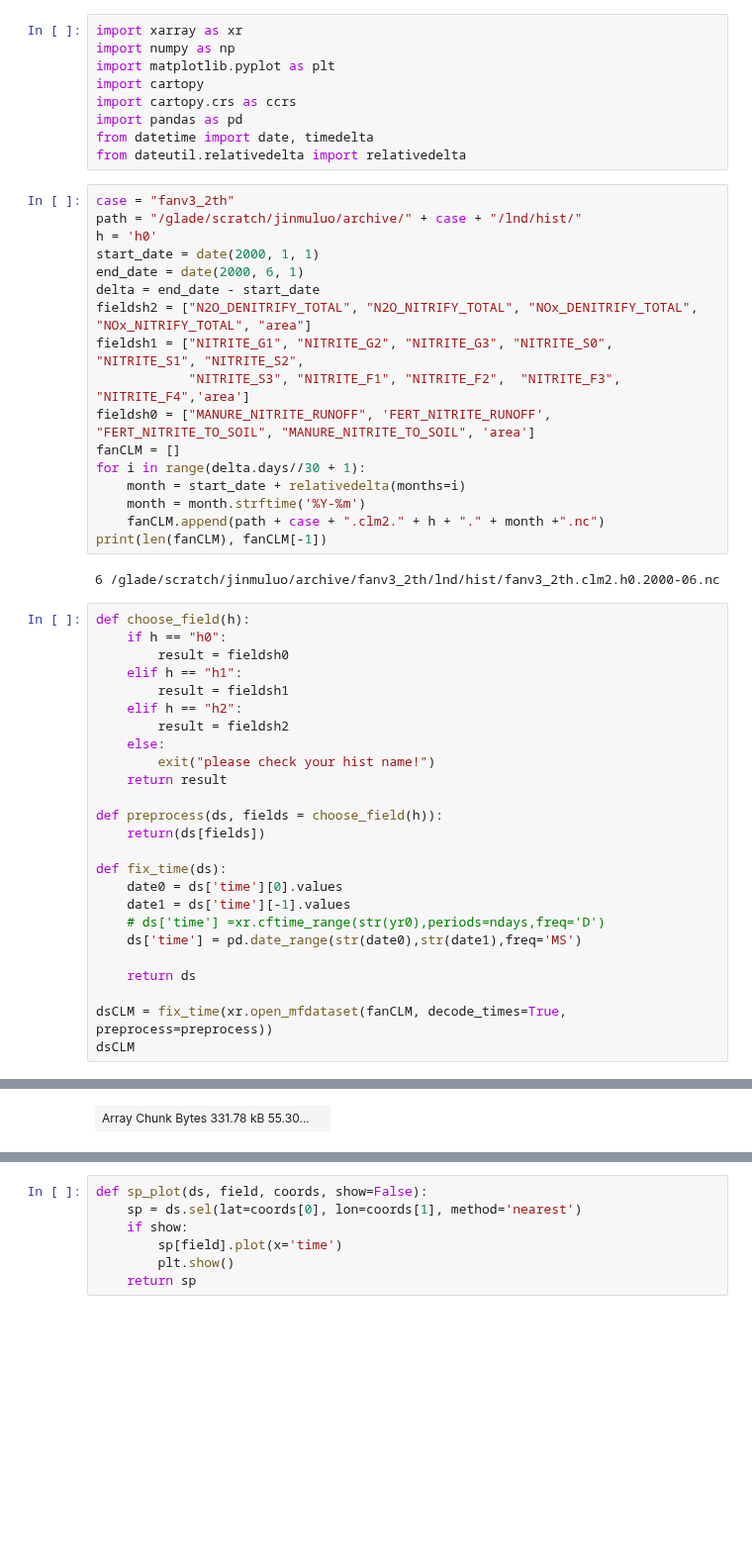
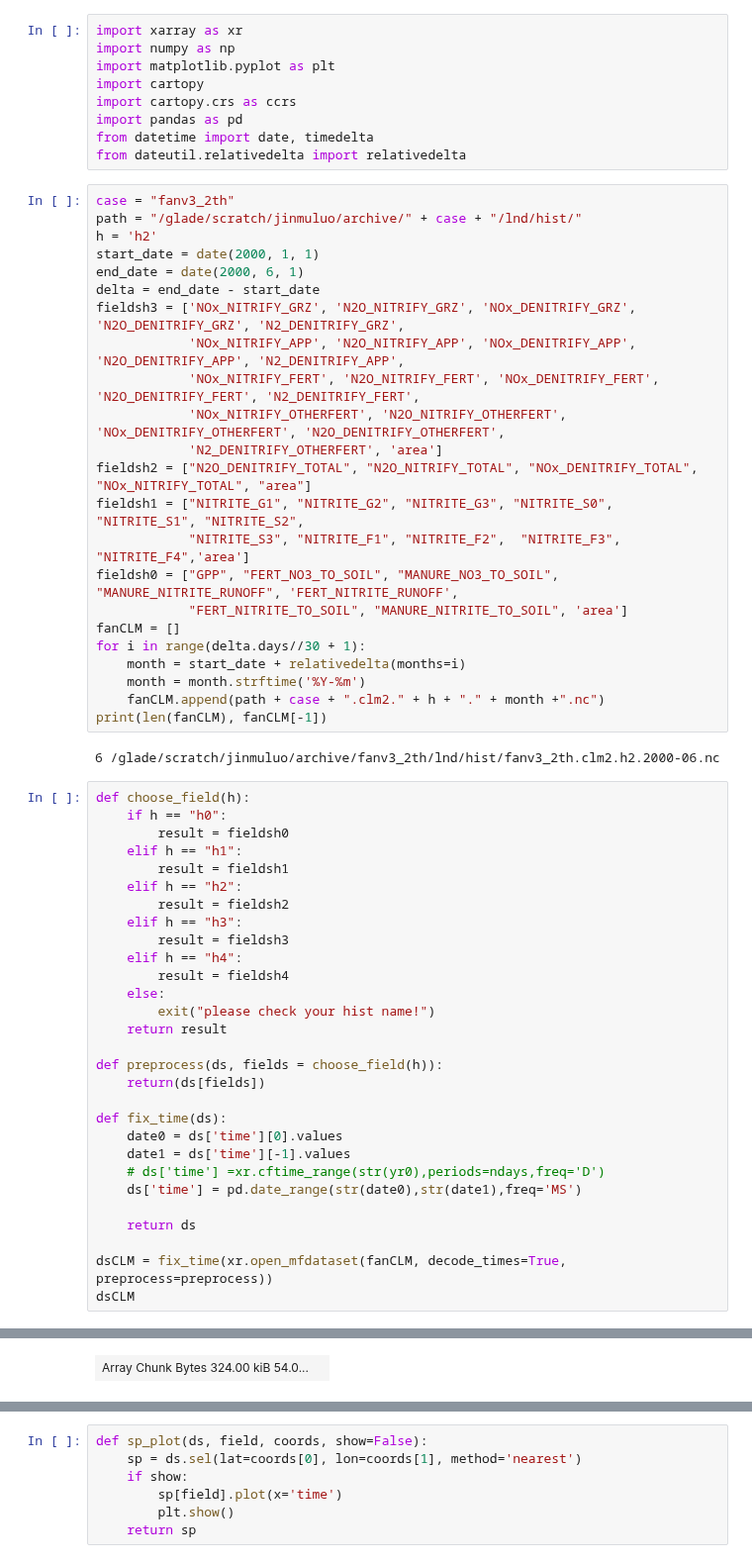
Before and after one commit to jinmuluo/pymaps, a Jupyter notebook: time_series.ipynb, the cells around one changed output, grey strips where cells are left out. Shown at 99% size. Drawn from its saved outputs; the diff is of its cells as text; blank space fills up the shorter version.

```diff
--- a/time_series.ipynb
+++ b/time_series.ipynb
@@ -10,14 +10,20 @@ from dateutil.relativedelta import relativedelta
 # %%
 case = "fanv3_2th"
 path = "/glade/scratch/jinmuluo/archive/" + case + "/lnd/hist/"
-h = 'h0'
+h = 'h2'
 start_date = date(2000, 1, 1)
 end_date = date(2000, 6, 1)
 delta = end_date - start_date
+fieldsh3 = ['NOx_NITRIFY_GRZ', 'N2O_NITRIFY_GRZ', 'NOx_DENITRIFY_GRZ', 'N2O_DENITRIFY_GRZ', 'N2_DENITRIFY_GRZ',
+            'NOx_NITRIFY_APP', 'N2O_NITRIFY_APP', 'NOx_DENITRIFY_APP', 'N2O_DENITRIFY_APP', 'N2_DENITRIFY_APP',
+            'NOx_NITRIFY_FERT', 'N2O_NITRIFY_FERT', 'NOx_DENITRIFY_FERT', 'N2O_DENITRIFY_FERT', 'N2_DENITRIFY_FERT',
+            'NOx_NITRIFY_OTHERFERT', 'N2O_NITRIFY_OTHERFERT', 'NOx_DENITRIFY_OTHERFERT', 'N2O_DENITRIFY_OTHERFERT',
+            'N2_DENITRIFY_OTHERFERT', 'area']
 fieldsh2 = ["N2O_DENITRIFY_TOTAL", "N2O_NITRIFY_TOTAL", "NOx_DENITRIFY_TOTAL", "NOx_NITRIFY_TOTAL", "area"]
 fieldsh1 = ["NITRITE_G1", "NITRITE_G2", "NITRITE_G3", "NITRITE_S0", "NITRITE_S1", "NITRITE_S2",
             "NITRITE_S3", "NITRITE_F1", "NITRITE_F2",  "NITRITE_F3",  "NITRITE_F4",'area']
-fieldsh0 = ["MANURE_NITRITE_RUNOFF", 'FERT_NITRITE_RUNOFF', "FERT_NITRITE_TO_SOIL", "MANURE_NITRITE_TO_SOIL", 'area']
+fieldsh0 = ["GPP", "FERT_NO3_TO_SOIL", "MANURE_NO3_TO_SOIL", "MANURE_NITRITE_RUNOFF", 'FERT_NITRITE_RUNOFF',
+            "FERT_NITRITE_TO_SOIL", "MANURE_NITRITE_TO_SOIL", 'area']
 fanCLM = []
 for i in range(delta.days//30 + 1):
     month = start_date + relativedelta(months=i)
@@ -25,7 +31,7 @@ for i in range(delta.days//30 + 1):
     fanCLM.append(path + case + ".clm2." + h + "." + month +".nc")
 print(len(fanCLM), fanCLM[-1])
 # %% [output]
-6 /glade/scratch/jinmuluo/archive/fanv3_2th/lnd/hist/fanv3_2th.clm2.h0.2000-06.nc
+6 /glade/scratch/jinmuluo/archive/fanv3_2th/lnd/hist/fanv3_2th.clm2.h2.2000-06.nc
 # %%
 def choose_field(h):
     if h == "h0":
@@ -34,6 +40,10 @@ def choose_field(h):
         result = fieldsh1
     elif h == "h2":
         result = fieldsh2
+    elif h == "h3":
+        result = fieldsh3
+    elif h == "h4":
+        result = fieldsh4
     else:
         exit("please check your hist name!")
     return result
@@ -61,12 +71,12 @@ time: 6
 Coordinates: (3)
 time
 (time)
 datetime64[ns]
 2000-02-01 ... 2000-07-01
 array(['2000-02-01T00:00:00.000000000', '2000-03-01T00:00:00.000000000', '2000-04-01T00:00:00.000000000', '2000-05-01T00:00:00.000000000', '2000-06-01T00:00:00.000000000', '2000-07-01T00:00:00.0000000 ...
 ... (27 lines left out)
 cell_methods :
 time: mean
 landunit_mask :
 unknown
-| Array Chunk Bytes 331.78 kB 55.30... |  |
+| Array Chunk Bytes 324.00 kiB 54.0... |  |
```
Also changed, not shown: parts of 7 cells of this notebook.
